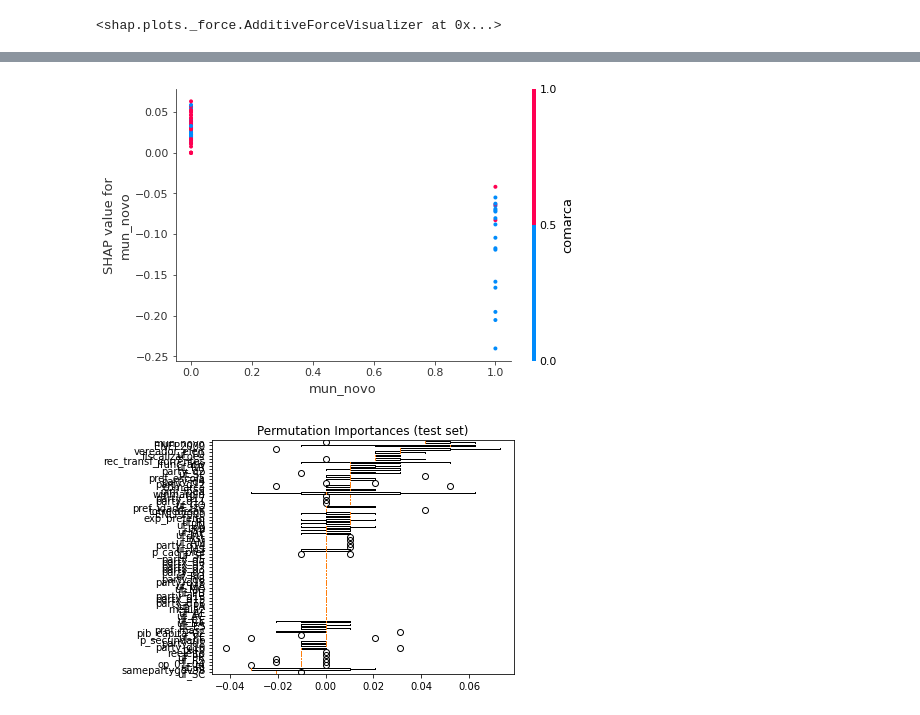
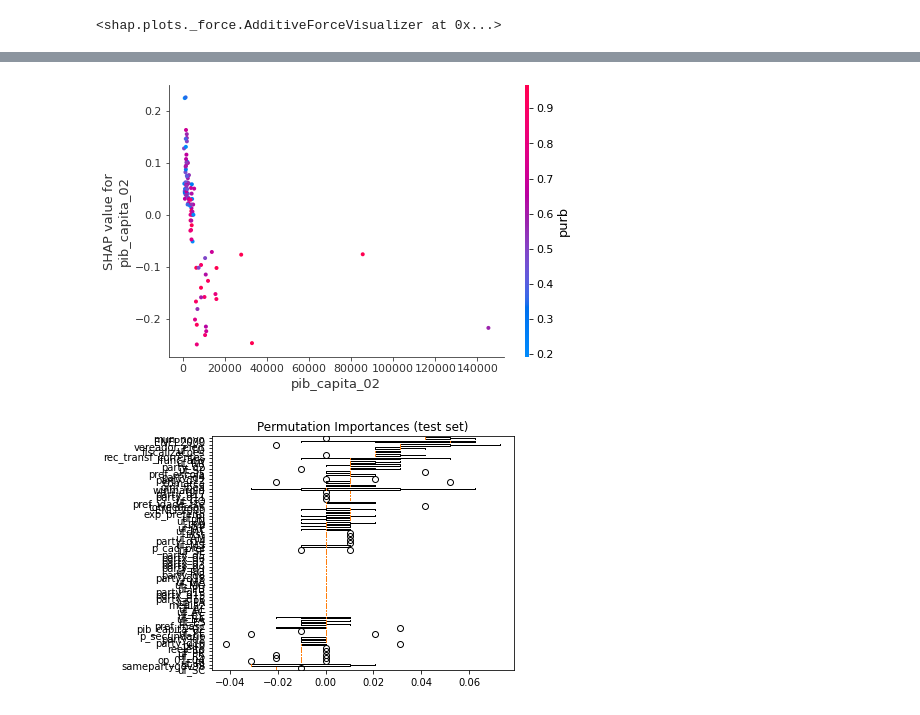
Before and after one commit to paulorobertolds/Bootcamp_corruption, a Jupyter notebook: Copy_of_Cópia_de_Análise_do_projeto_com_Voting_Gridsearch_Baysean_Over_sampling.ipynb, the cells around one changed output, grey strips where cells are left out. Drawn from its saved outputs; the diff is of its cells as text; code cells hidden in the pictures.

```diff
--- a/Copy_of_Cópia_de_Análise_do_projeto_com_Voting_Gridsearch_Baysean_Over_sampling.ipynb
+++ b/Copy_of_Cópia_de_Análise_do_projeto_com_Voting_Gridsearch_Baysean_Over_sampling.ipynb
@@ -690,11 +695,11 @@ shap.summary_plot(shap_values, X_test)
 # %%
-# shap.initjs()
-# shap.dependence_plot(ind='mun_novo', interaction_index='comarca',
-#                      shap_values=shap_values,
-#                      features=X_test)
+shap.initjs()
+shap.dependence_plot(ind='pib_capita_02', interaction_index='purb',
+                     shap_values=shap_values,
+                     features=X_test)
 # %% [output]
 [interactive output not drawn]
-[figure, old version]
+[figure, new version]
 # %%
 %%time
 # Calcula a importância das variáveis
```
Also changed, not shown: parts of 18 cells of this notebook.
